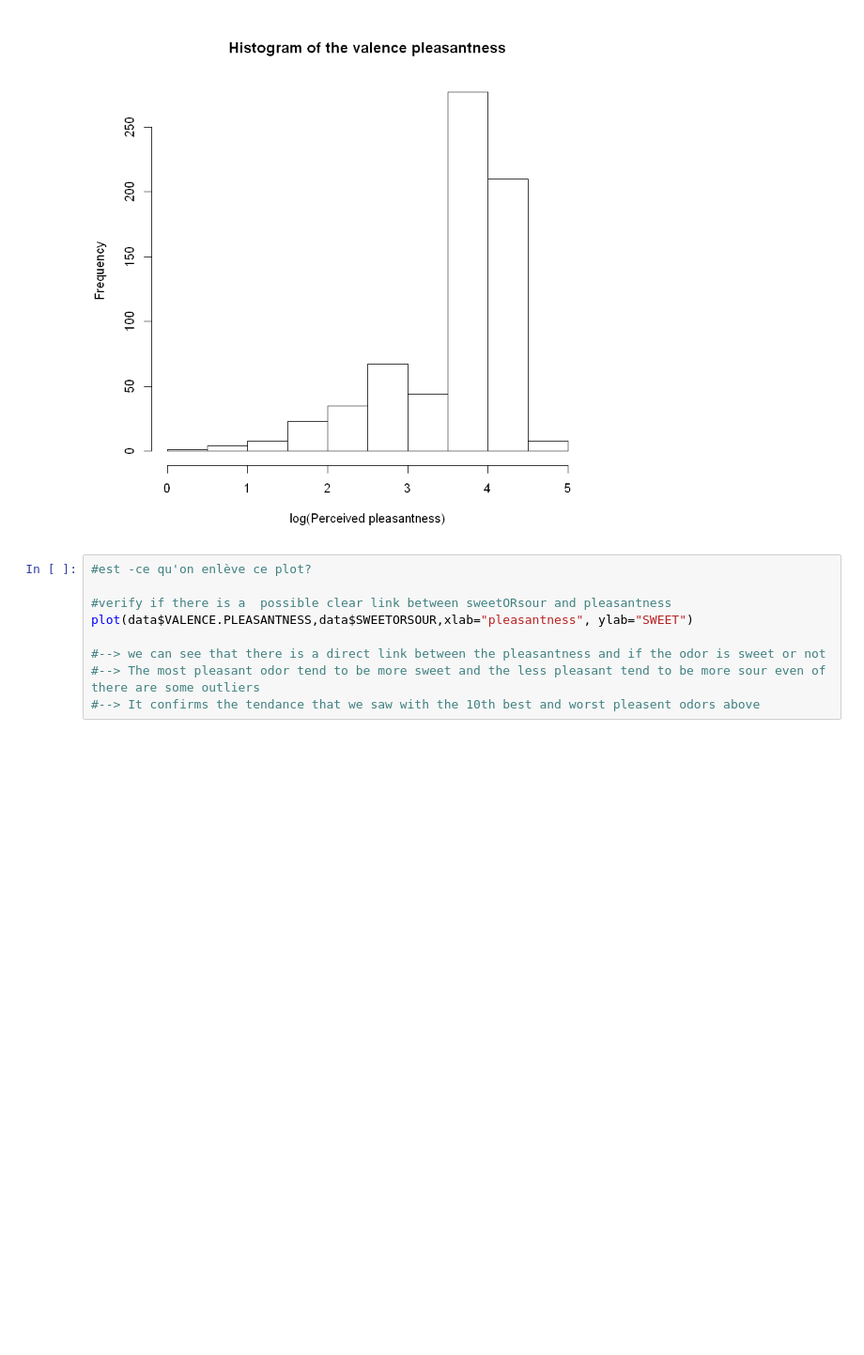
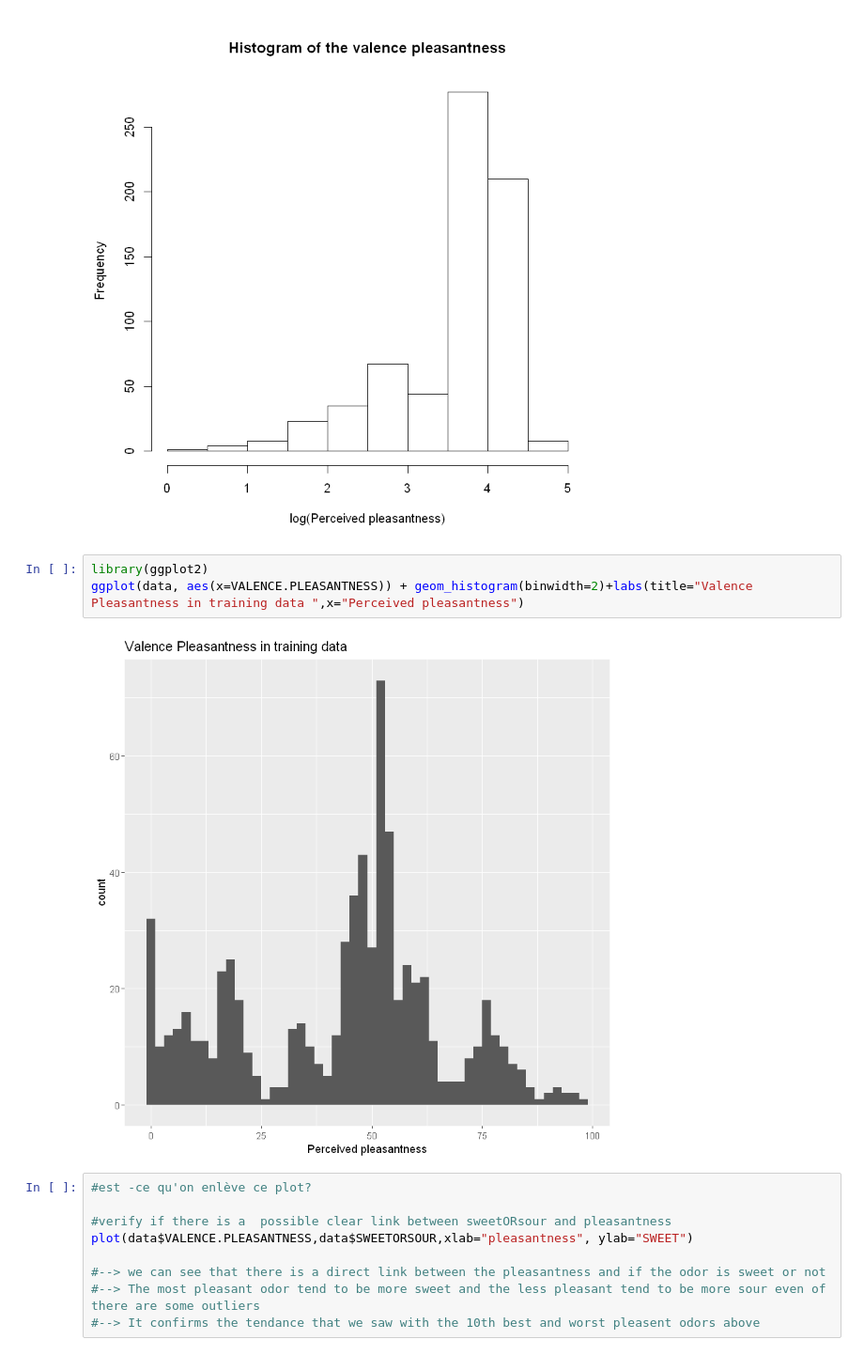
Before and after one commit to ghaeflig/Miniproject-Bio-322, a Jupyter notebook: src/Exploration.ipynb, the cells around one changed output. Shown at 94% size. Cells and saved outputs as stored; diff of their text form; blank space fills up the shorter version.

```diff
--- a/src/Exploration.ipynb
+++ b/src/Exploration.ipynb
@@ -138,6 +138,11 @@ hist(log(data$VALENCE.PLEASANTNESS), xlab="log(Perceived pleasantness)",main="Hi
 #--> We can see that the distribution of the log(pleasantness) linear until a certain level
 # %% [output]
 [figure]
+# %%
+library(ggplot2)
+ggplot(data, aes(x=VALENCE.PLEASANTNESS)) + geom_histogram(binwidth=2)+labs(title="Valence Pleasantness in training data ",x="Perceived pleasantness")
+# %% [output]
+[figure, added]
 # %%
 #est -ce qu'on enlève ce plot?
 
```
Also changed, not shown: parts of 3 cells of this notebook, 2 other files.
